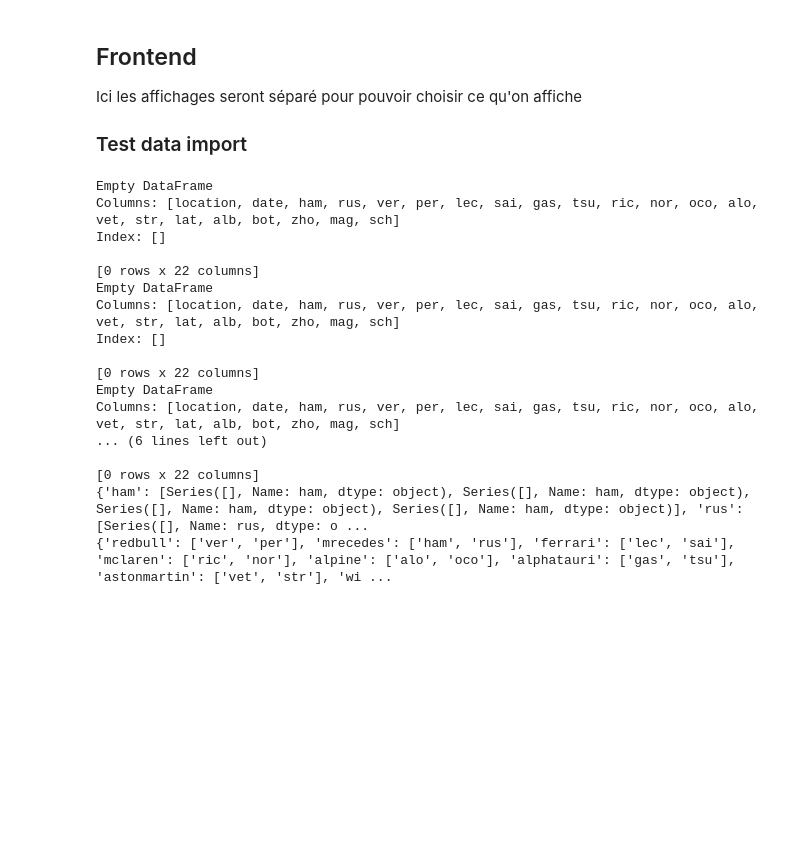
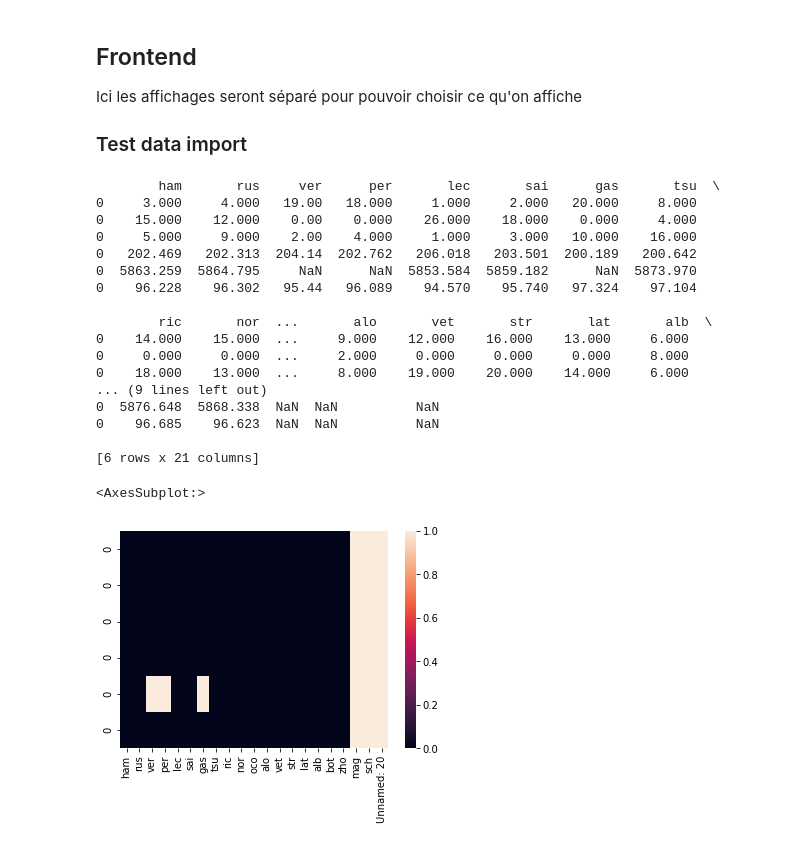
Before and after one commit to shayanekat/FormulaOne, a Jupyter notebook: analyse.ipynb, the cells around one changed output. Drawn from its saved outputs; the diff is of its cells as text; code cells hidden in the pictures; blank space fills up the shorter version.

Commit message:
First try with data of Bahrein GP

```diff
--- a/analyse.ipynb
+++ b/analyse.ipynb
@@ -69,30 +72,34 @@ Ici les affichages seront séparé pour pouvoir choisir ce qu'on affiche
 
 ### Test data import
 # %%
-print(data_result)
-print(data_points)
-print(data_times)
-print(data_best_lap)
-print(data_grid)
+# print(data_result)
+# print(data_points)
+# print(data_times)
+# print(data_best_lap)
+# print(data_grid)
 
-print(pilots_data)
+# print(pilots_data)
+print(pdata)
+sns.heatmap(pdata.isna())
 
-print(teams_pilot)
+# print(teams_pilot)
 # %% [output]
-Empty DataFrame
-Columns: [location, date, ham, rus, ver, per, lec, sai, gas, tsu, ric, nor, oco, alo, vet, str, lat, alb, bot, zho, mag, sch]
-Index: []
+        ham       rus     ver      per       lec       sai      gas       tsu  \
+0     3.000     4.000   19.00   18.000     1.000     2.000   20.000     8.000
+0    15.000    12.000    0.00    0.000    26.000    18.000    0.000     4.000
+0     5.000     9.000    2.00    4.000     1.000     3.000   10.000    16.000
+0   202.469   202.313  204.14  202.762   206.018   203.501  200.189   200.642
+0  5863.259  5864.795     NaN      NaN  5853.584  5859.182      NaN  5873.970
+0    96.228    96.302   95.44   96.089    94.570    95.740   97.324    97.104
 
-[0 rows x 22 columns]
-Empty DataFrame
-Columns: [location, date, ham, rus, ver, per, lec, sai, gas, tsu, ric, nor, oco, alo, vet, str, lat, alb, bot, zho, mag, sch]
-Index: []
+        ric       nor  ...       alo       vet       str       lat       alb  \
+0    14.000    15.000  ...     9.000    12.000    16.000    13.000     6.000
+0     0.000     0.000  ...     2.000     0.000     0.000     0.000     8.000
+0    18.000    13.000  ...     8.000    19.000    20.000    14.000     6.000
+... (9 lines left out)
+0  5876.648  5868.338  NaN  NaN          NaN
+0    96.685    96.623  NaN  NaN          NaN
 
-[0 rows x 22 columns]
-Empty DataFrame
-Columns: [location, date, ham, rus, ver, per, lec, sai, gas, tsu, ric, nor, oco, alo, vet, str, lat, alb, bot, zho, mag, sch]
-... (6 lines left out)
-
-[0 rows x 22 columns]
-{'ham': [Series([], Name: ham, dtype: object), Series([], Name: ham, dtype: object), Series([], Name: ham, dtype: object), Series([], Name: ham, dtype: object)], 'rus': [Series([], Name: rus, dtype: o ...
-{'redbull': ['ver', 'per'], 'mrecedes': ['ham', 'rus'], 'ferrari': ['lec', 'sai'], 'mclaren': ['ric', 'nor'], 'alpine': ['alo', 'oco'], 'alphatauri': ['gas', 'tsu'], 'astonmartin': ['vet', 'str'], 'wi ...
+[6 rows x 21 columns]
+<AxesSubplot:>
+[figure, added]
```
Also changed, not shown: parts of 5 cells of this notebook, 6 other files.
